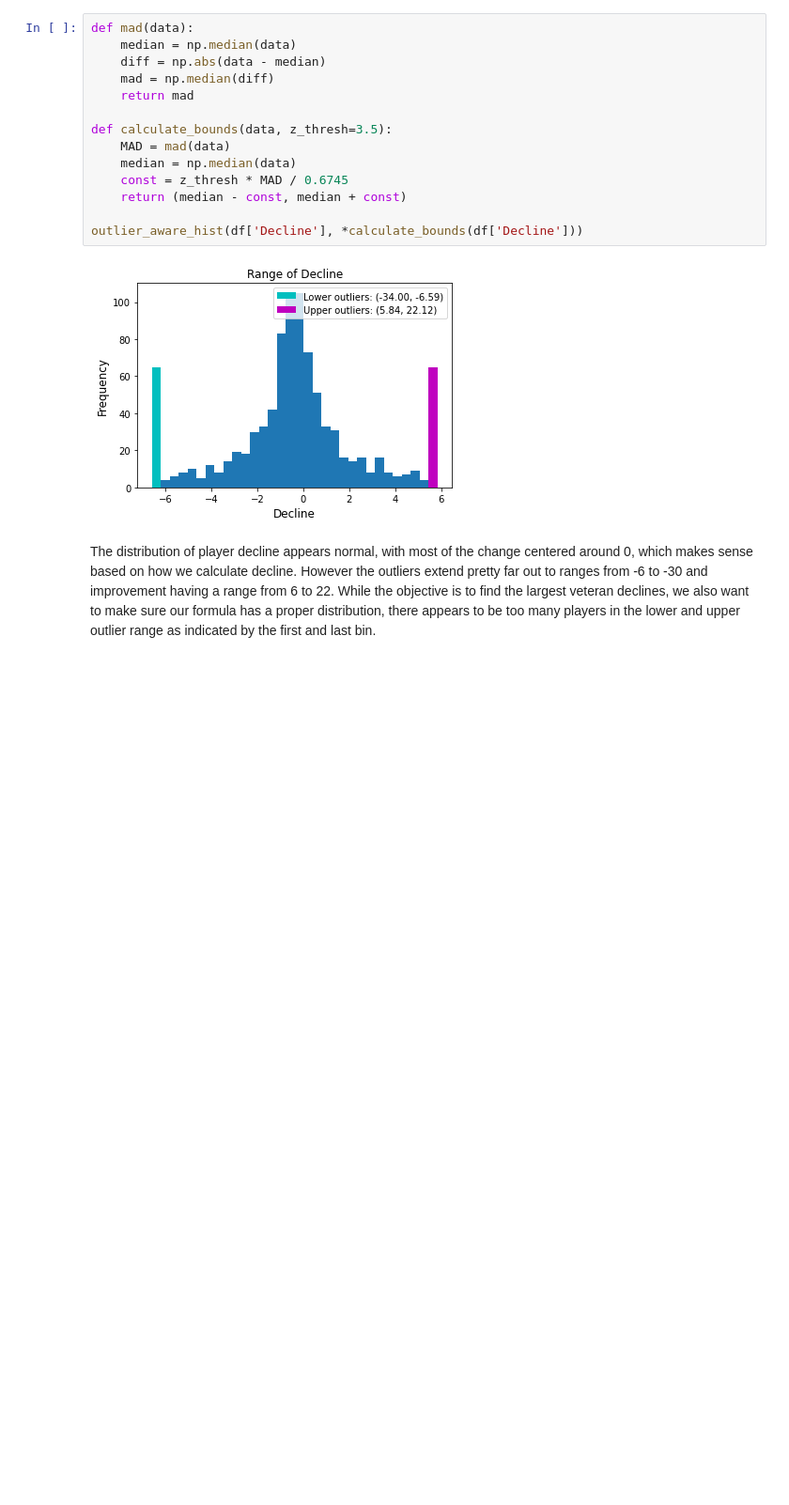
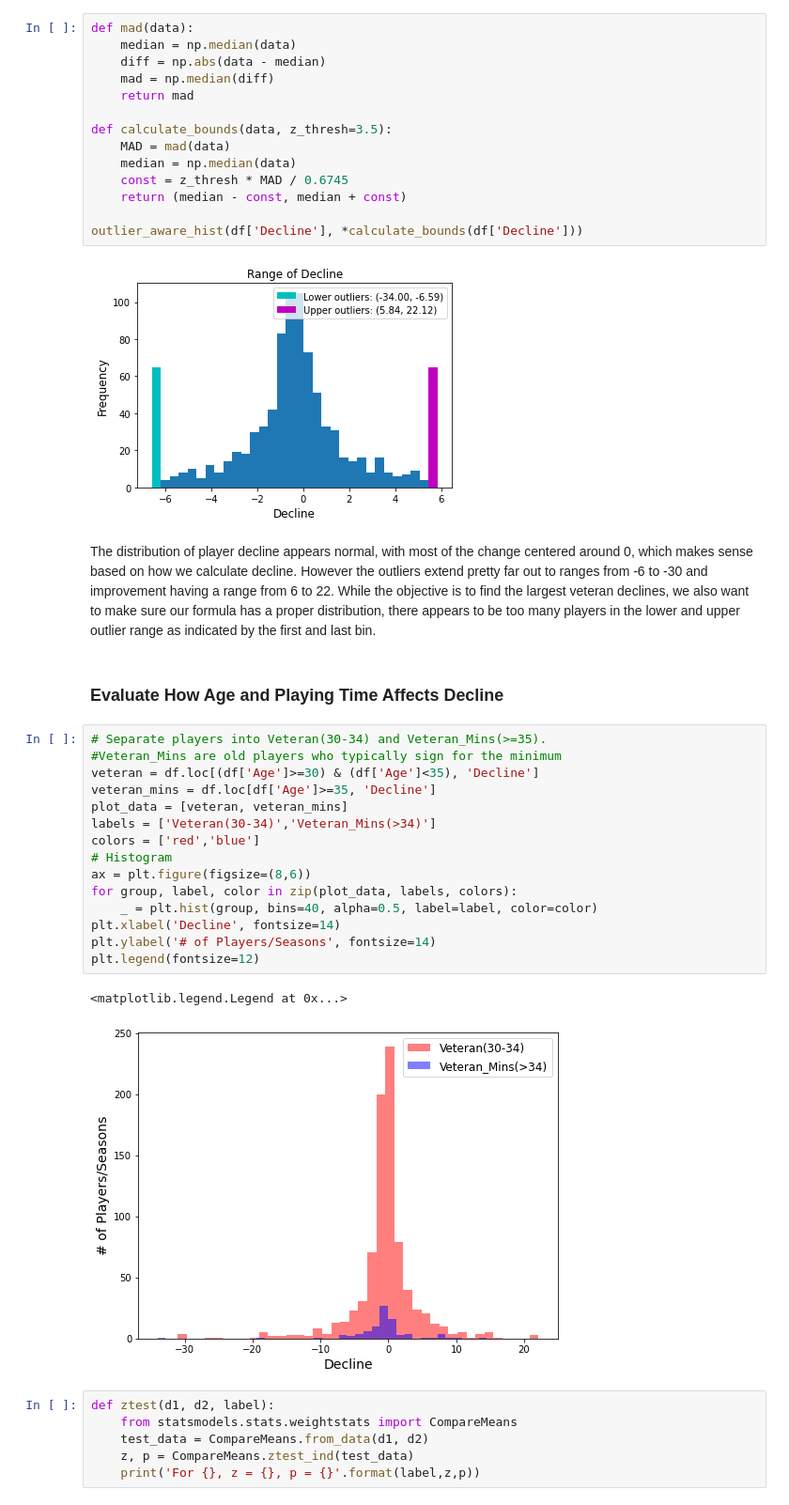
Before and after one commit to GauravMohan1/NBA-Veteran_Analysis, a Jupyter notebook: Logistic.ipynb, the cells around one changed output. Shown: that part at 94% size. Drawn from its saved outputs; the diff is of its cells as text; blank space fills up the shorter version.

```diff
--- a/Logistic.ipynb
+++ b/Logistic.ipynb
@@ -216,3 +220,29 @@ outlier_aware_hist(df['Decline'], *calculate_bounds(df['Decline']))
 [figure]
 # %% [markdown]
 The distribution of player decline appears normal, with most of the change centered around 0, which makes sense based on how we calculate decline. However the outliers extend pretty far out to ranges from -6 to -30 and improvement having a range from 6 to 22. While the objective is to find the largest veteran declines, we also want to make sure our formula has a proper distribution, there appears to be too many players in the lower and upper outlier range as indicated by the first and last bin.
+# %% [markdown]
+### Evaluate How Age and Playing Time Affects Decline
+# %%
+# Separate players into Veteran(30-34) and Veteran_Mins(>=35).
+#Veteran_Mins are old players who typically sign for the minimum
+veteran = df.loc[(df['Age']>=30) & (df['Age']<35), 'Decline']
+veteran_mins = df.loc[df['Age']>=35, 'Decline']
+plot_data = [veteran, veteran_mins]
+labels = ['Veteran(30-34)','Veteran_Mins(>34)']
+colors = ['red','blue']
+# Histogram
+ax = plt.figure(figsize=(8,6))
+for group, label, color in zip(plot_data, labels, colors):
+    _ = plt.hist(group, bins=40, alpha=0.5, label=label, color=color)
+plt.xlabel('Decline', fontsize=14)
+plt.ylabel('# of Players/Seasons', fontsize=14)
+plt.legend(fontsize=12)
+# %% [output]
+<matplotlib.legend.Legend at 0x...>
+[figure, added]
+# %%
+def ztest(d1, d2, label):
+    from statsmodels.stats.weightstats import CompareMeans
+    test_data = CompareMeans.from_data(d1, d2)
+    z, p = CompareMeans.ztest_ind(test_data)
+    print('For {}, z = {}, p = {}'.format(label,z,p))
```
Also changed, not shown: parts of 7 cells of this notebook.
